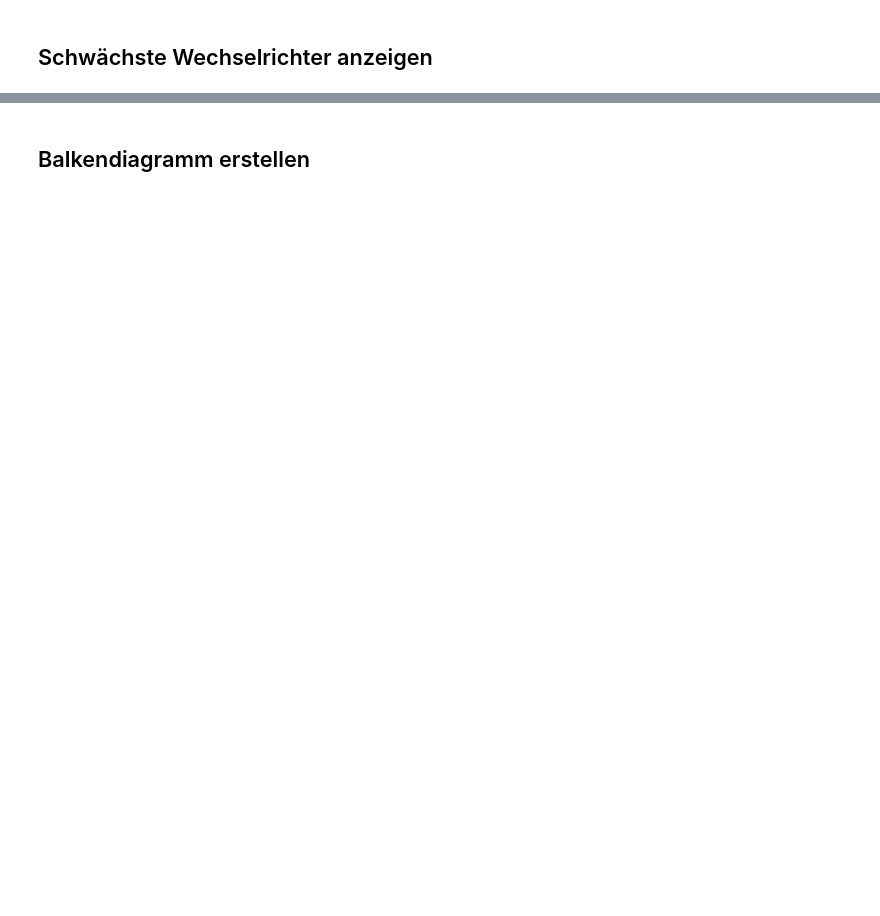
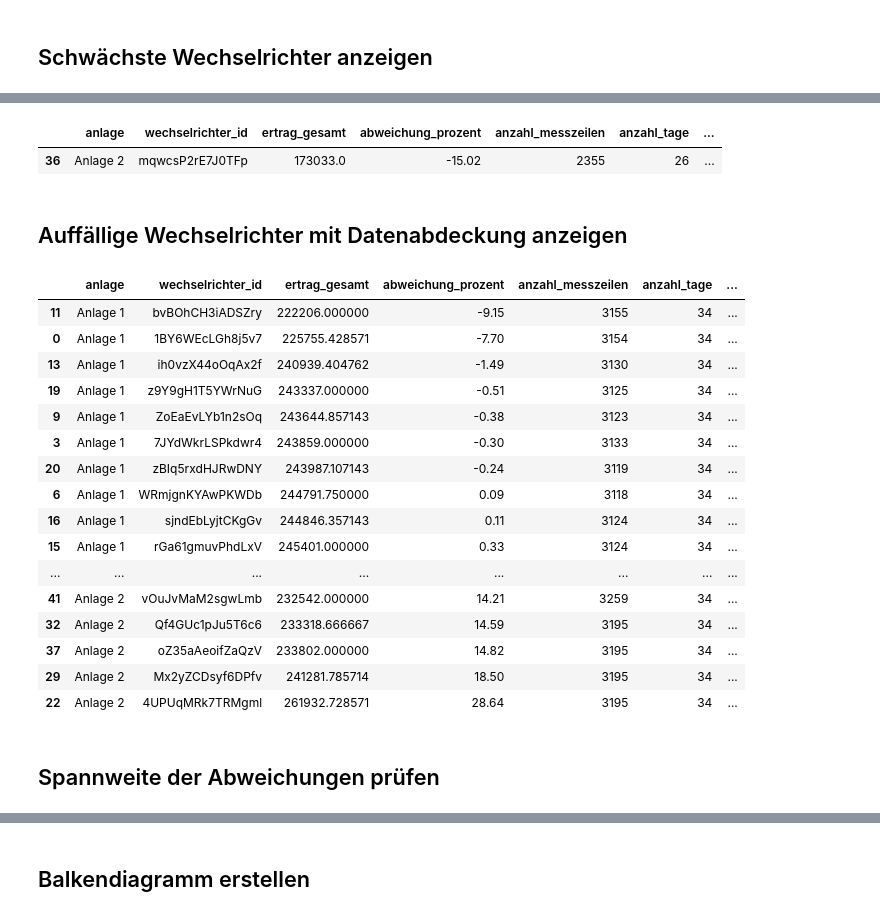
Before and after one commit to AnaStefaniuk/pv-anlagen-datenanalyse, a Jupyter notebook: main.ipynb, the cells around one changed output, grey strips where cells are left out. Drawn from its saved outputs; the diff is of its cells as text; code cells hidden in the pictures; blank space fills up the shorter version.

```diff
--- a/main.ipynb
+++ b/main.ipynb
@@ -1123,0 +1375,16 @@ schwaechste_wechselrichter.round({"ertrag_gesamt": 2,"durchschnitt_anlage": 2,"a
+# %%
+# Höchste Anzahl der Messzeilen innerhalb jeder Anlage bestimmen
+
+wechselrichter_ertrag_df["max_messzeilen_anlage"] = (
+    wechselrichter_ertrag_df
+    .groupby("anlage")["anzahl_messzeilen"]
+    .transform("max")
+)
+
+# Datenabdeckung jedes Wechselrichters berechnen
+
+wechselrichter_ertrag_df["datenabdeckung_prozent"] = (
+    wechselrichter_ertrag_df["anzahl_messzeilen"]
+    / wechselrichter_ertrag_df["max_messzeilen_anlage"]
+    * 100
+).round(2)
@@ -1123,0 +1393,62 @@ schwaechste_wechselrichter.round({"ertrag_gesamt": 2,"durchschnitt_anlage": 2,"a
+# %%
+# Beispiel mit auffälliger Datenabdeckung prüfen
+
+wechselrichter_ertrag_df.loc[
+    wechselrichter_ertrag_df["wechselrichter_id"]
+    == "mqwcsP2rE7J0TFp",
+    [
+        "anlage",
+        "wechselrichter_id",
+        "ertrag_gesamt",
+        "abweichung_prozent",
+        "anzahl_messzeilen",
+        "anzahl_tage",
+        "datenabdeckung_prozent"
+    ]
+]
+# %% [output]
+|  | anlage | wechselrichter_id | ertrag_gesamt | abweichung_prozent | anzahl_messzeilen | anzahl_tage | ... |
+| 36 | Anlage 2 | mqwcsP2rE7J0TFp | 173033.0 | -15.02 | 2355 | 26 | ... |
+# %% [markdown]
+## Auffällige Wechselrichter mit Datenabdeckung anzeigen
+# %%
+# Wechselrichter nach Ertragsabweichung sortieren
+
+wechselrichter_kontrolle_df = (
+    wechselrichter_ertrag_df[
+        [
+            "anlage",
+            "wechselrichter_id",
+            "ertrag_gesamt",
+            "abweichung_prozent",
+            "anzahl_messzeilen",
+            "anzahl_tage",
+            "datenabdeckung_prozent"
+        ]
+    ]
+    .sort_values(
+        ["anlage", "abweichung_prozent"]
+    )
+)
+
+wechselrichter_kontrolle_df
+# %% [output]
+|  | anlage | wechselrichter_id | ertrag_gesamt | abweichung_prozent | anzahl_messzeilen | anzahl_tage | ... |
+| 11 | Anlage 1 | bvBOhCH3iADSZry | 222206.000000 | -9.15 | 3155 | 34 | ... |
+| 0 | Anlage 1 | 1BY6WEcLGh8j5v7 | 225755.428571 | -7.70 | 3154 | 34 | ... |
+| 13 | Anlage 1 | ih0vzX44oOqAx2f | 240939.404762 | -1.49 | 3130 | 34 | ... |
+| 19 | Anlage 1 | z9Y9gH1T5YWrNuG | 243337.000000 | -0.51 | 3125 | 34 | ... |
+| 9 | Anlage 1 | ZoEaEvLYb1n2sOq | 243644.857143 | -0.38 | 3123 | 34 | ... |
+| 3 | Anlage 1 | 7JYdWkrLSPkdwr4 | 243859.000000 | -0.30 | 3133 | 34 | ... |
+| 20 | Anlage 1 | zBIq5rxdHJRwDNY | 243987.107143 | -0.24 | 3119 | 34 | ... |
+| 6 | Anlage 1 | WRmjgnKYAwPKWDb | 244791.750000 | 0.09 | 3118 | 34 | ... |
+| 16 | Anlage 1 | sjndEbLyjtCKgGv | 244846.357143 | 0.11 | 3124 | 34 | ... |
+| 15 | Anlage 1 | rGa61gmuvPhdLxV | 245401.000000 | 0.33 | 3124 | 34 | ... |
+| ... | ... | ... | ... | ... | ... | ... | ... |
+| 41 | Anlage 2 | vOuJvMaM2sgwLmb | 232542.000000 | 14.21 | 3259 | 34 | ... |
+| 32 | Anlage 2 | Qf4GUc1pJu5T6c6 | 233318.666667 | 14.59 | 3195 | 34 | ... |
+| 37 | Anlage 2 | oZ35aAeoifZaQzV | 233802.000000 | 14.82 | 3195 | 34 | ... |
+| 29 | Anlage 2 | Mx2yZCDsyf6DPfv | 241281.785714 | 18.50 | 3195 | 34 | ... |
+| 22 | Anlage 2 | 4UPUqMRk7TRMgml | 261932.728571 | 28.64 | 3195 | 34 | ... |
+# %% [markdown]
+## Spannweite der Abweichungen prüfen
```
Also changed, not shown: parts of 72 cells of this notebook, 4 other files.
